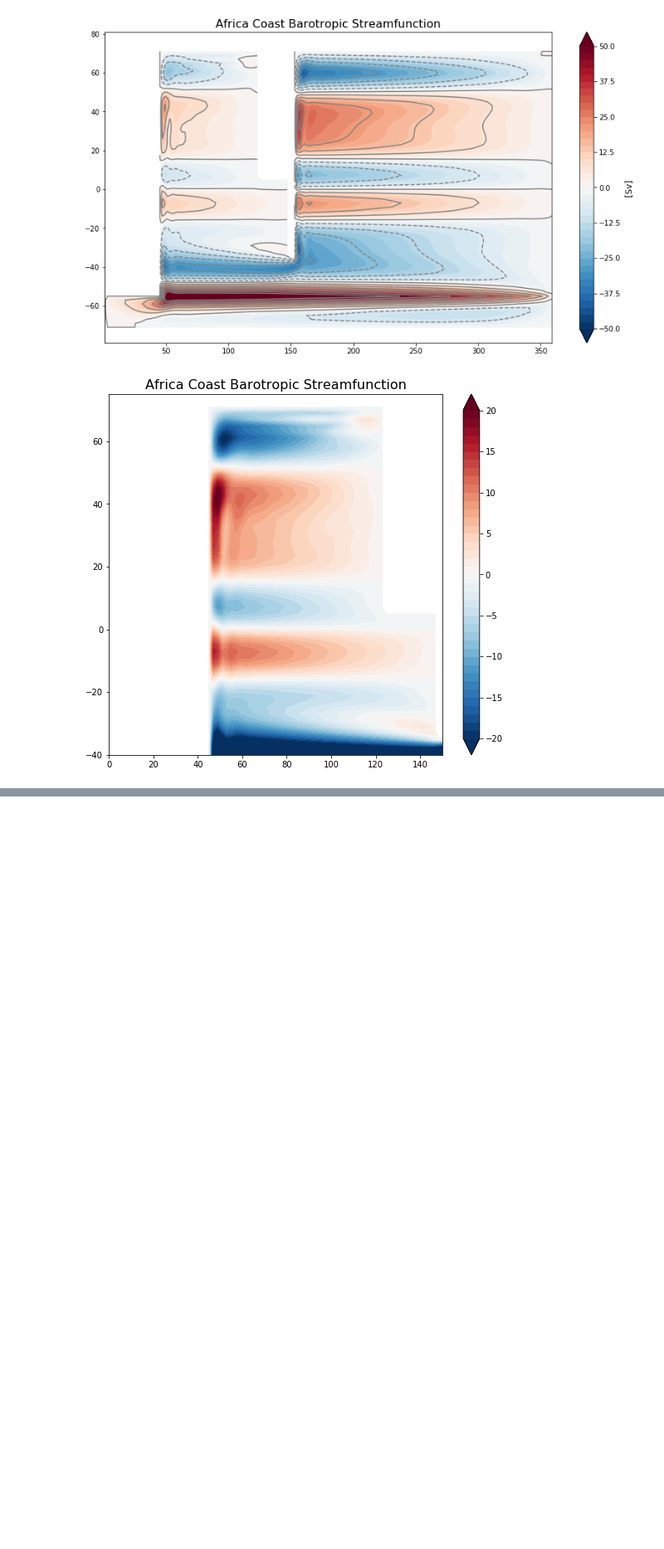
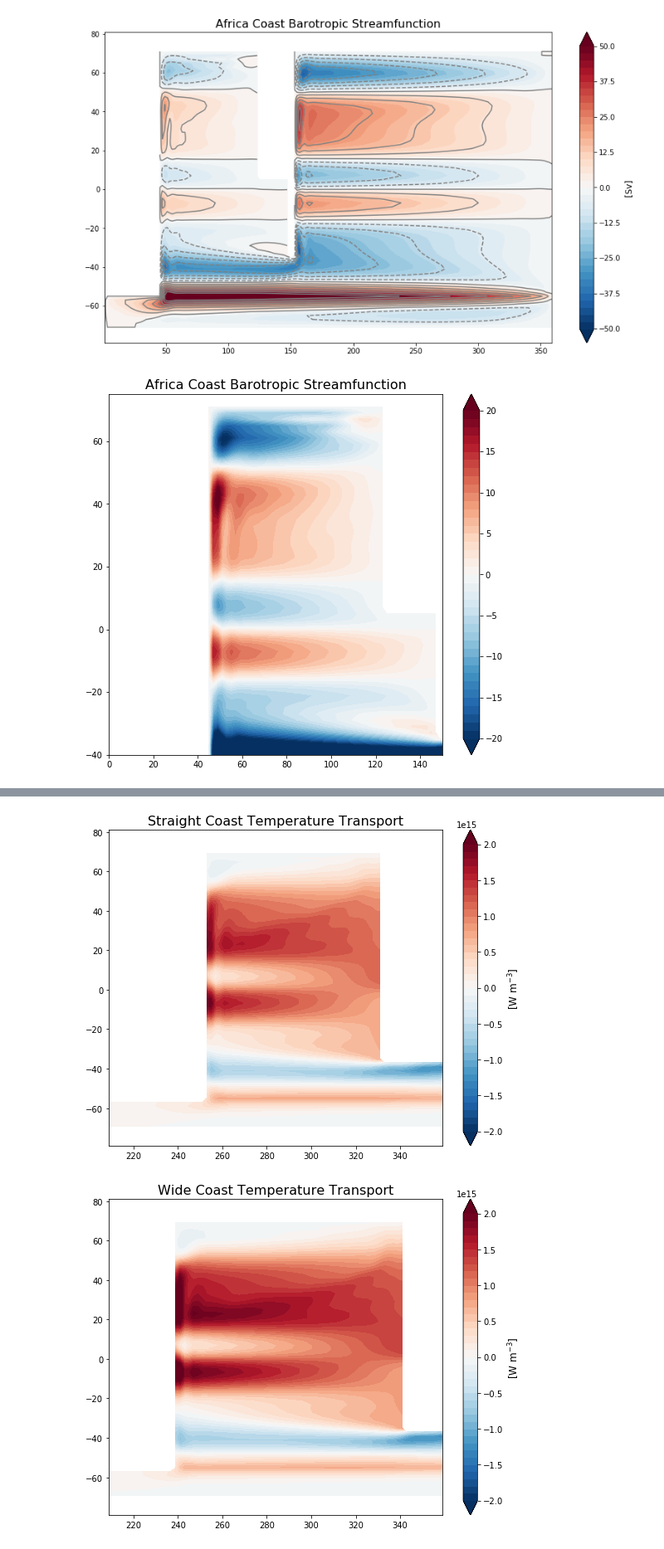
Before and after one commit to s-ragen/AQUA_CODE, a Jupyter notebook: barotropic_sfn.ipynb, the cells around one changed output, grey strips where cells are left out. Shown at 83% size. Cells and saved outputs as stored; diff of their text form; code cells hidden in the pictures; blank space fills up the shorter version.

```diff
--- a/barotropic_sfn.ipynb
+++ b/barotropic_sfn.ipynb
@@ -24,6 +24,10 @@ drho_straight = xr.open_dataset(path_rho2_straight, decode_times=True)
 path_z_straight = '/data/sragen/aquaplanet/MASTERS/straight_coast/run/DATA/1000yr/28000101.ocean_annual_z.nc'
 dz_straight = xr.open_dataset(path_z_straight, decode_times=True)
 
+# path to ocean_month file
+path_month_straight = '/data/sragen/aquaplanet/MASTERS/straight_coast/run/DATA/1000yr/28000101.ocean_month.nc'
+dm_straight = xr.open_dataset(path_month_straight, decode_times=True)
+
 
 
 # Case name (Both Coast)
@@ -40,6 +44,10 @@ drho_both = xr.open_dataset(path_rho2_both, decode_times=True)
 # path to ocean_annual_z file
 path_z_both = '/data/sragen/aquaplanet/MASTERS/both_coast/run/DATA/1000yr/28000101.ocean_annual_z.nc'
 dz_both = xr.open_dataset(path_z_both, decode_times=True)
+
+# path to ocean_month file
+path_month_both = '/data/sragen/aquaplanet/MASTERS/both_coast/run/DATA/1000yr/28000101.ocean_month.nc'
+dm_both = xr.open_dataset(path_month_both, decode_times=True)
 
 
 
@@ -58,6 +66,10 @@ drho_wide = xr.open_dataset(path_rho2_wide, decode_times=True)
 path_z_wide = '/data/sragen/aquaplanet/MASTERS/wide_straight/run/DATA/1000yr/28000101.ocean_annual_z.nc'
 dz_wide = xr.open_dataset(path_z_wide, decode_times=True)
 
+# path to ocean_month file
+path_month_wide = '/data/sragen/aquaplanet/MASTERS/wide_straight/run/DATA/1000yr/28000101.ocean_month.nc'
+dm_wide = xr.open_dataset(path_month_wide, decode_times=True)
+
 
 
 # Case name (America Coast)
@@ -74,6 +86,10 @@ drho_am = xr.open_dataset(path_rho2_am, decode_times=True)
 # path to ocean_annual_z file
 path_z_am = '/data/sragen/aquaplanet/MASTERS/am_coast/run/DATA/900yr/27000101.ocean_annual_z.nc'
 dz_am = xr.open_dataset(path_z_am, decode_times=True)
+
+# path to ocean_month file
+path_month_am = '/data/sragen/aquaplanet/MASTERS/am_coast/run/DATA/1000yr/28000101.ocean_month.nc'
+dm_am = xr.open_dataset(path_month_am, decode_times=True)
 
 
 
@@ -92,6 +108,9 @@ drho_af = xr.open_dataset(path_rho2_af, decode_times=True)
 path_z_af = '/data/sragen/aquaplanet/MASTERS/af_coast/run/DATA/1000yr/28000101.ocean_annual_z.nc'
 dz_af = xr.open_dataset(path_z_af, decode_times=True)
 
+# path to ocean_month file
+path_month_af = '/data/sragen/aquaplanet/MASTERS/af_coast/run/DATA/1000yr/28000101.ocean_month.nc'
+dm_af = xr.open_dataset(path_month_af, decode_times=True)
 
 
 #=================================================
@@ -480,0 +550,13 @@ plt.show()
+# %%
+temp_trans_straight = barotropic_temp_transport(dm_straight.T_ady_2d, dm_straight.T_diffy_2d, case_straight)
+
+temp_trans_wide = barotropic_temp_transport(dm_wide.T_ady_2d, dm_wide.T_diffy_2d, case_wide)
+
+temp_trans_both = barotropic_temp_transport(dm_both.T_ady_2d, dm_both.T_diffy_2d, case_both)
+
+temp_trans_am = barotropic_temp_transport(dm_am.T_ady_2d, dm_am.T_diffy_2d, case_am)
+
+temp_trans_af = barotropic_temp_transport(dm_af.T_ady_2d, dm_af.T_diffy_2d, case_af)
+# %% [output]
+[figure, added]
+[figure, added]
```
Also changed, not shown: parts of 10 cells of this notebook.
